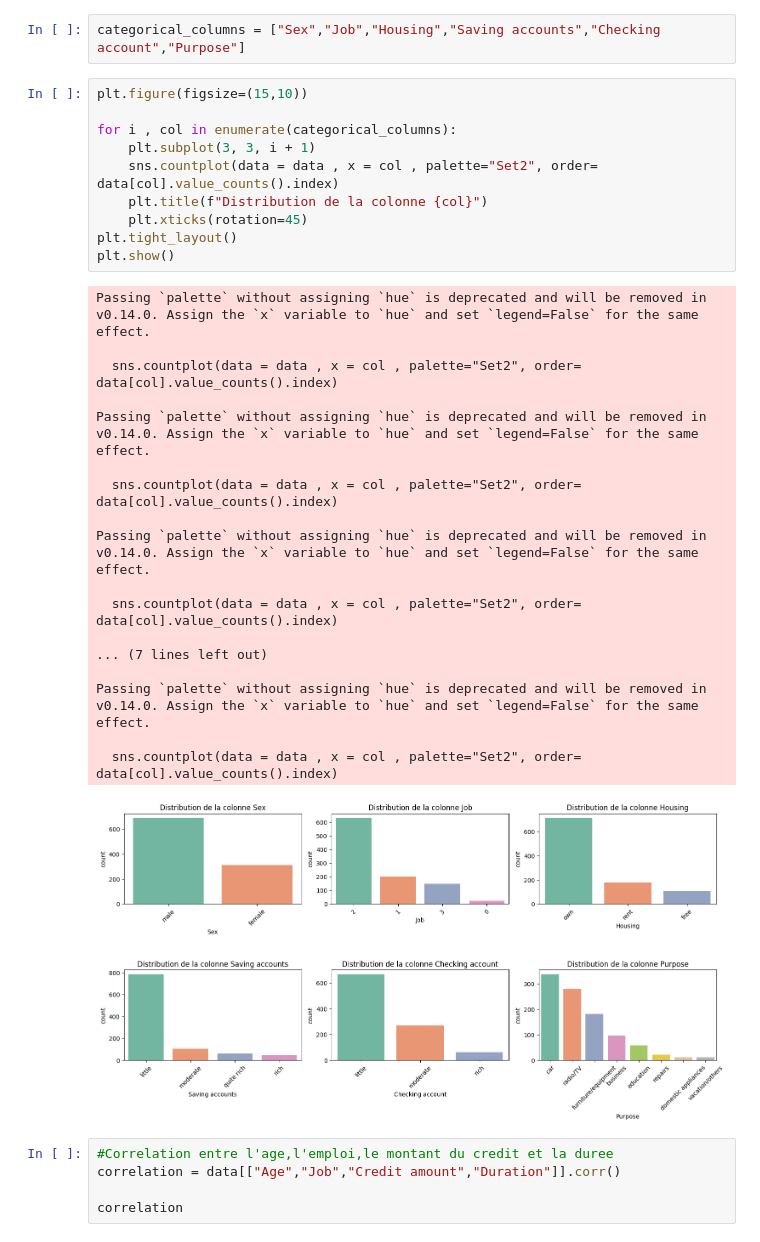
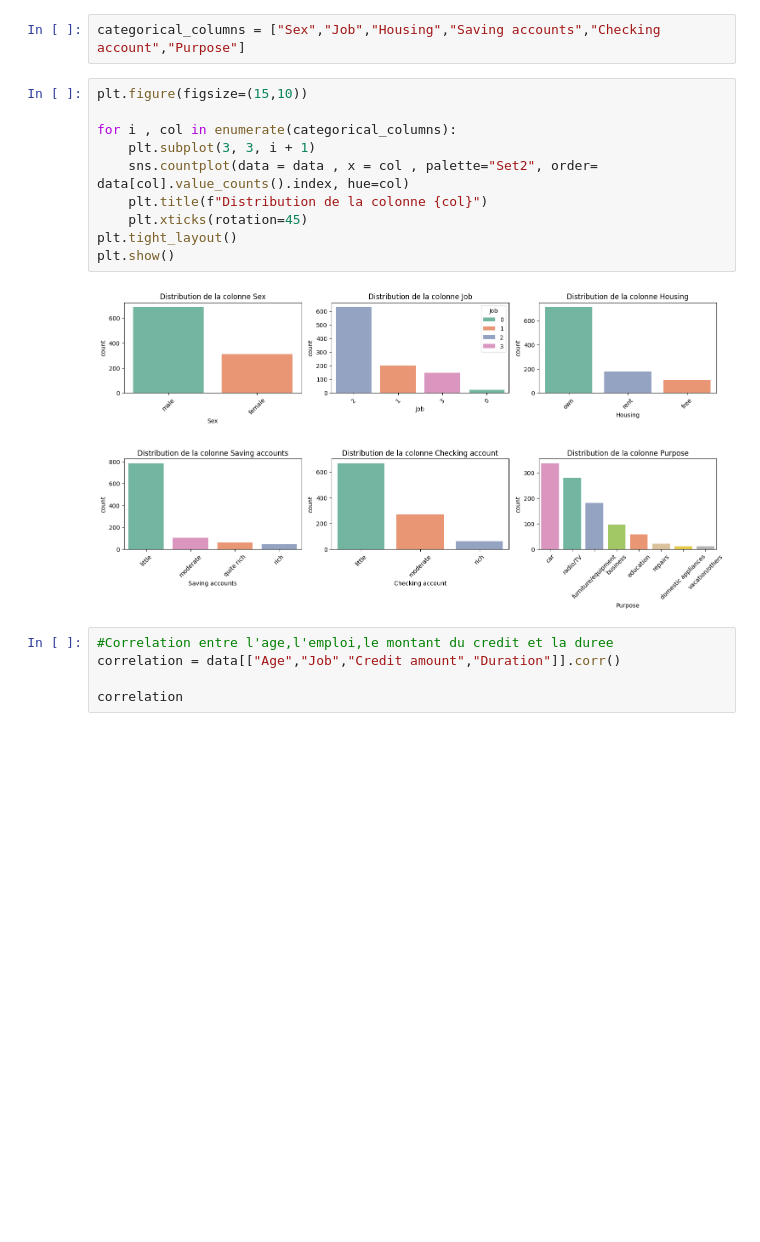
Before and after one commit to OAboubakari/credit_scoring, a Jupyter notebook: analyse_de_donnees.ipynb, the cells around one changed output. Saved outputs shown, nothing was run; the diff lists cells and outputs as text; blank space fills up the shorter version.

```diff
--- a/analyse_de_donnees.ipynb
+++ b/analyse_de_donnees.ipynb
@@ -258,32 +237,15 @@ categorical_columns = ["Sex","Job","Housing","Saving accounts","Checking account
 # %%
 plt.figure(figsize=(15,10))
 
 for i , col in enumerate(categorical_columns):
     plt.subplot(3, 3, i + 1)
-    sns.countplot(data = data , x = col , palette="Set2", order= data[col].value_counts().index)
+    sns.countplot(data = data , x = col , palette="Set2", order= data[col].value_counts().index, hue=col)
     plt.title(f"Distribution de la colonne {col}")
     plt.xticks(rotation=45)
 plt.tight_layout()
 plt.show()
 # %% [output]
-Passing `palette` without assigning `hue` is deprecated and will be removed in v0.14.0. Assign the `x` variable to `hue` and set `legend=False` for the same effect.
-
-  sns.countplot(data = data , x = col , palette="Set2", order= data[col].value_counts().index)
-
-Passing `palette` without assigning `hue` is deprecated and will be removed in v0.14.0. Assign the `x` variable to `hue` and set `legend=False` for the same effect.
-
-  sns.countplot(data = data , x = col , palette="Set2", order= data[col].value_counts().index)
-
-Passing `palette` without assigning `hue` is deprecated and will be removed in v0.14.0. Assign the `x` variable to `hue` and set `legend=False` for the same effect.
-
-  sns.countplot(data = data , x = col , palette="Set2", order= data[col].value_counts().index)
-
-... (7 lines left out)
-
-Passing `palette` without assigning `hue` is deprecated and will be removed in v0.14.0. Assign the `x` variable to `hue` and set `legend=False` for the same effect.
-
-  sns.countplot(data = data , x = col , palette="Set2", order= data[col].value_counts().index)
-[figure, old version]
+[figure, new version]
 # %%
 #Correlation entre l'age,l'emploi,le montant du credit et la duree
 correlation = data[["Age","Job","Credit amount","Duration"]].corr()
```
Also changed, not shown: parts of 23 cells of this notebook.
